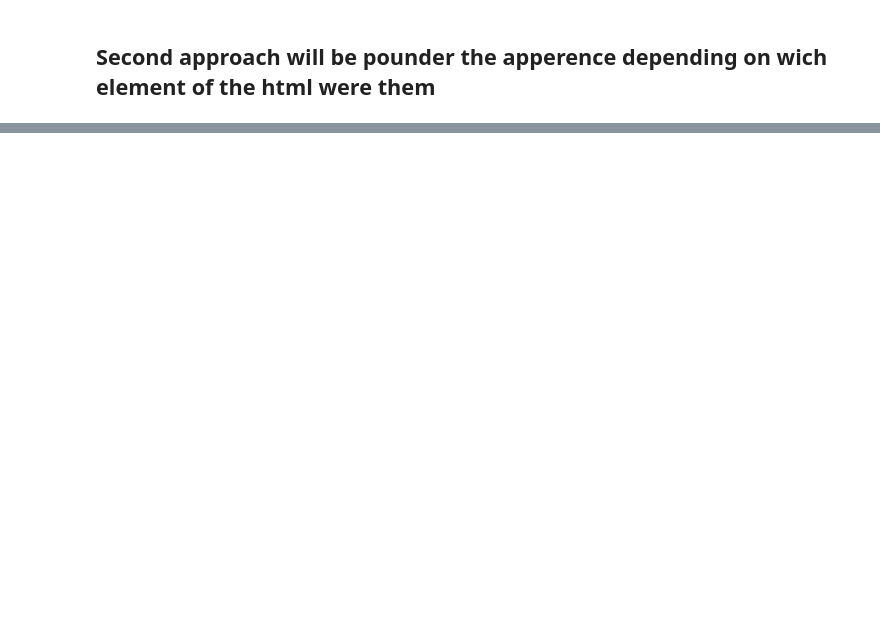
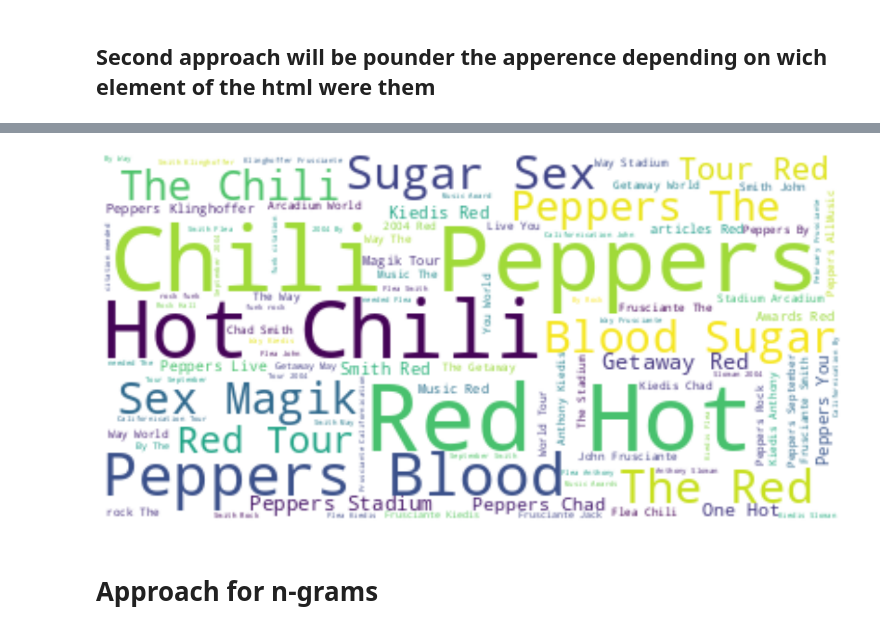
Before and after one commit to julimej/ChallengeAgrab, a Jupyter notebook: Challenge.ipynb, the cells around one changed output, grey strips where cells are left out. Cells and saved outputs as stored; diff of their text form; code cells hidden in the pictures; blank space fills up the shorter version.

```diff
--- a/Challenge.ipynb
+++ b/Challenge.ipynb
@@ -254,0 +332,4 @@ plt.savefig("img/" + URL.split("/")[-1] + ".png", format="png")
+# %%
+vectorizer = CountVectorizer(stop_words='english',lowercase=False,ngram_range=(2,2))
+X= vectorizer.fit_transform(phrasesFromText)
+featuresNamesBGrams = vectorizer.get_feature_names()
@@ -254,0 +346,26 @@ plt.savefig("img/" + URL.split("/")[-1] + ".png", format="png")
+# %%
+BGramScoresMatrix = []
+
+for bgramWord in featuresNamesBGramsfiltered:
+    score = [bgramWord]
+    bgramWordSplitted = re.split(" ",bgramWord);
+    scoreFirstWord = d[bgramWordSplitted[0]]
+    scoreSecondWord = d[bgramWordSplitted[1]]
+    scoreNgram = scoreFirstWord*scoreSecondWord
+    bestScore = max(scoreFirstWord,scoreSecondWord,scoreNgram)
+    bestWord = "First Word" if scoreFirstWord == scoreNgram else ("Second Word" if scoreSecondWord == scoreNgram else "Ngram word")
+    score.append(scoreFirstWord)
+    score.append(scoreSecondWord)
+    score.append(scoreNgram)
+    score.append(bestScore)
+    score.append(bestWord)
+    BGramScoresMatrix.append(score)
+
+BGramScoresMatrix
+
+columns = ['word']
+columns.extend(['First Word Score','Second Word Score','Ngram Score','Best Score', 'Best Word'])
+dfBgram = pd.DataFrame(BGramScoresMatrix,columns=columns)
+dfBgram = dfBgram.set_index('word')
+dfBgram = dfBgram.sort_values(by=['Best Score'],ascending=False)
+dfBgram.head()
@@ -254,0 +380,14 @@ plt.savefig("img/" + URL.split("/")[-1] + ".png", format="png")
+# %%
+dBGram = pd.Series(dfBgram['Best Score'].values,index=dfBgram.index).to_dict()
+
+wordcloud = WordCloud(background_color = 'white',max_font_size=50, max_words=100)
+wordcloud.generate_from_frequencies(frequencies=dBGram)
+plt.figure(figsize=[20,20])
+plt.imshow(wordcloud, interpolation="bilinear")
+plt.axis("off")
+plt.savefig("img/" + URL.split("/")[-1] + "_BgramApproach.png", format="png")
+# plt.show()
+# %% [output]
+[figure, added]
+# %% [markdown]
+# Approach for n-grams
```
Also changed, not shown: parts of 20 cells of this notebook, 1 other file.
